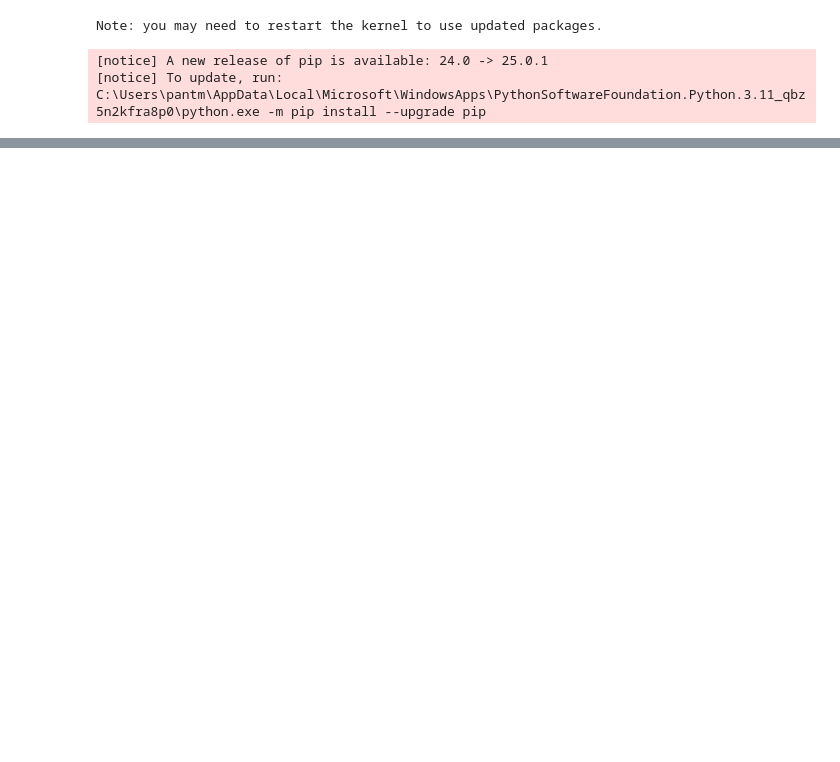
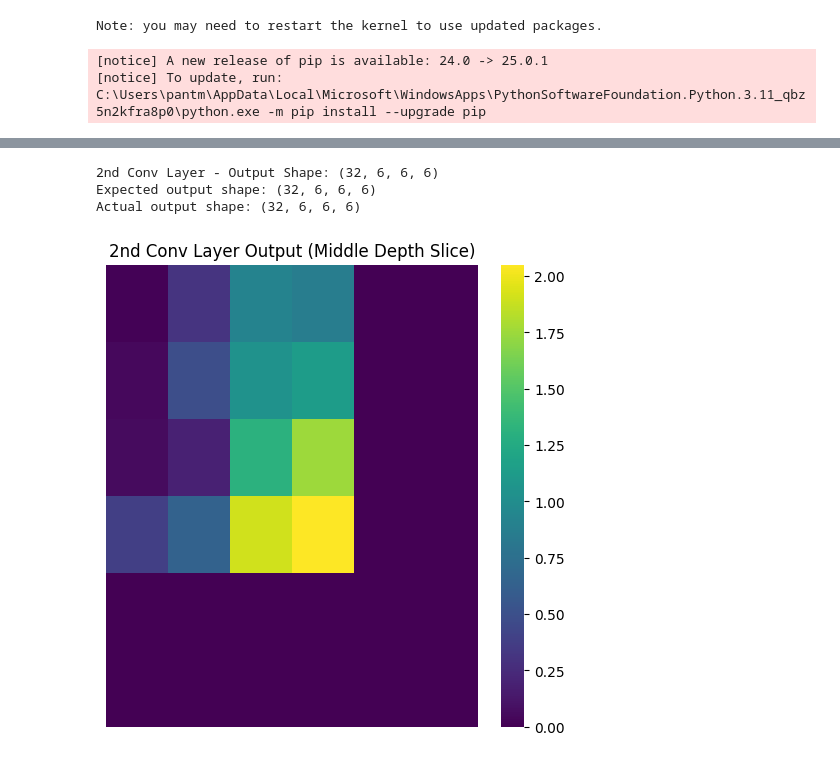
Before and after one commit to mridulpant2010/CS5480-deeplearning, a Jupyter notebook: a2_cs24mtech15009.ipynb, the cells around one changed output, grey strips where cells are left out. Saved outputs shown, nothing was run; the diff lists cells and outputs as text; code cells hidden in the pictures; blank space fills up the shorter version.

```diff
--- a/a2_cs24mtech15009.ipynb
+++ b/a2_cs24mtech15009.ipynb
@@ -415,0 +251,18 @@ Average Pooled Output Shape: (32, 32, 32, 32)
+# %%
+# ============ Apply Second 3D Convolution Layer ============ #
+
+kernel_size = (3, 3, 3)
+num_filters = 32
+stride = 1
+padding = 1
+conv_output2 = processor.conv3d(max_pooled_output, kernel_size, num_filters,stride,padding)
+print("2nd Conv Layer - Output Shape:", conv_output2.shape)  # Expected: (32, 6, 6, 6)
+# ============ Validate the Data ============ #
+processor.validate_dataset_operation(max_pooled_output, conv_output2, kernel_size, padding, stride, num_filters)
+# ============ Visualization ============ #
+processor.visualize_3D_tensor(conv_output2[0], "2nd Conv Layer Output (Middle Depth Slice)", slice_axis=0)
+# %% [output]
+2nd Conv Layer - Output Shape: (32, 6, 6, 6)
+Expected output shape: (32, 6, 6, 6)
+Actual output shape: (32, 6, 6, 6)
+[figure, added]
```
Also changed, not shown: parts of 16 cells of this notebook, 4 other files.
